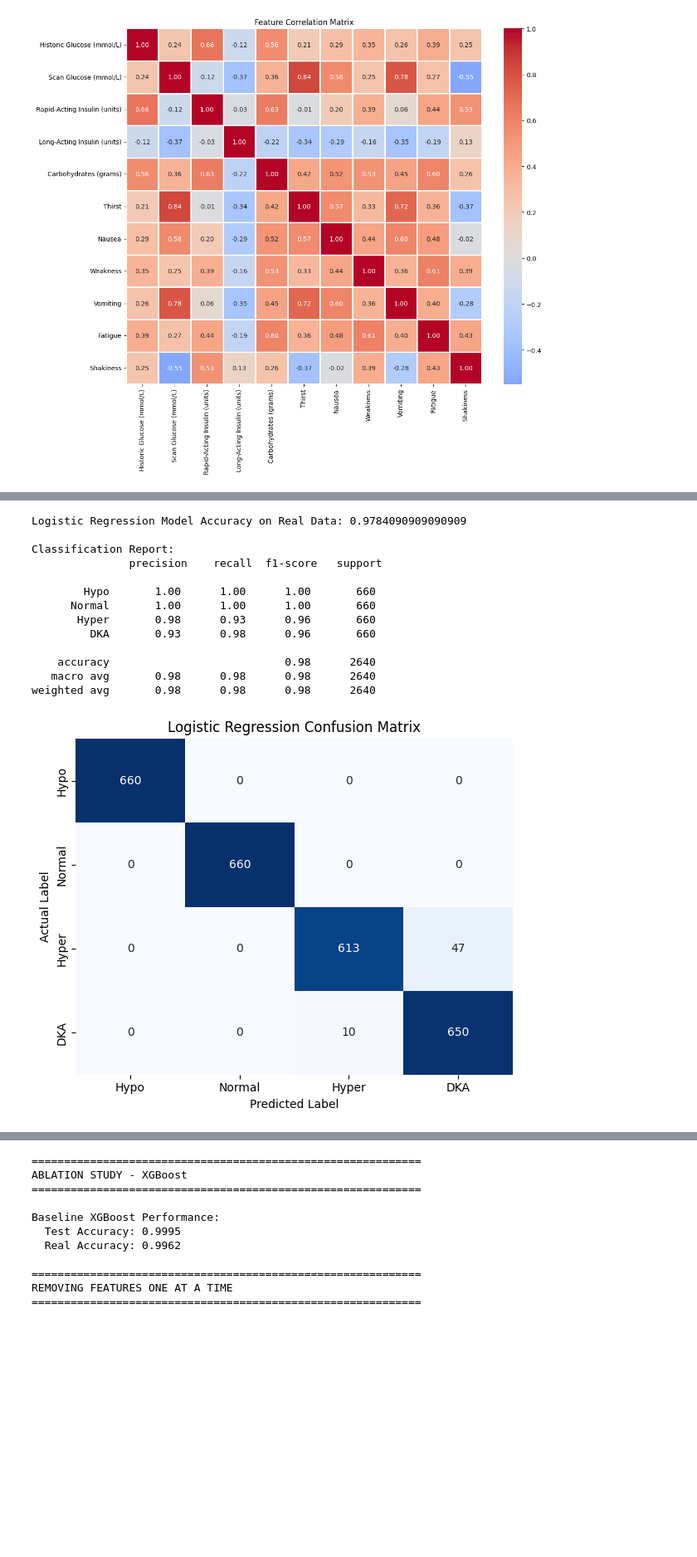
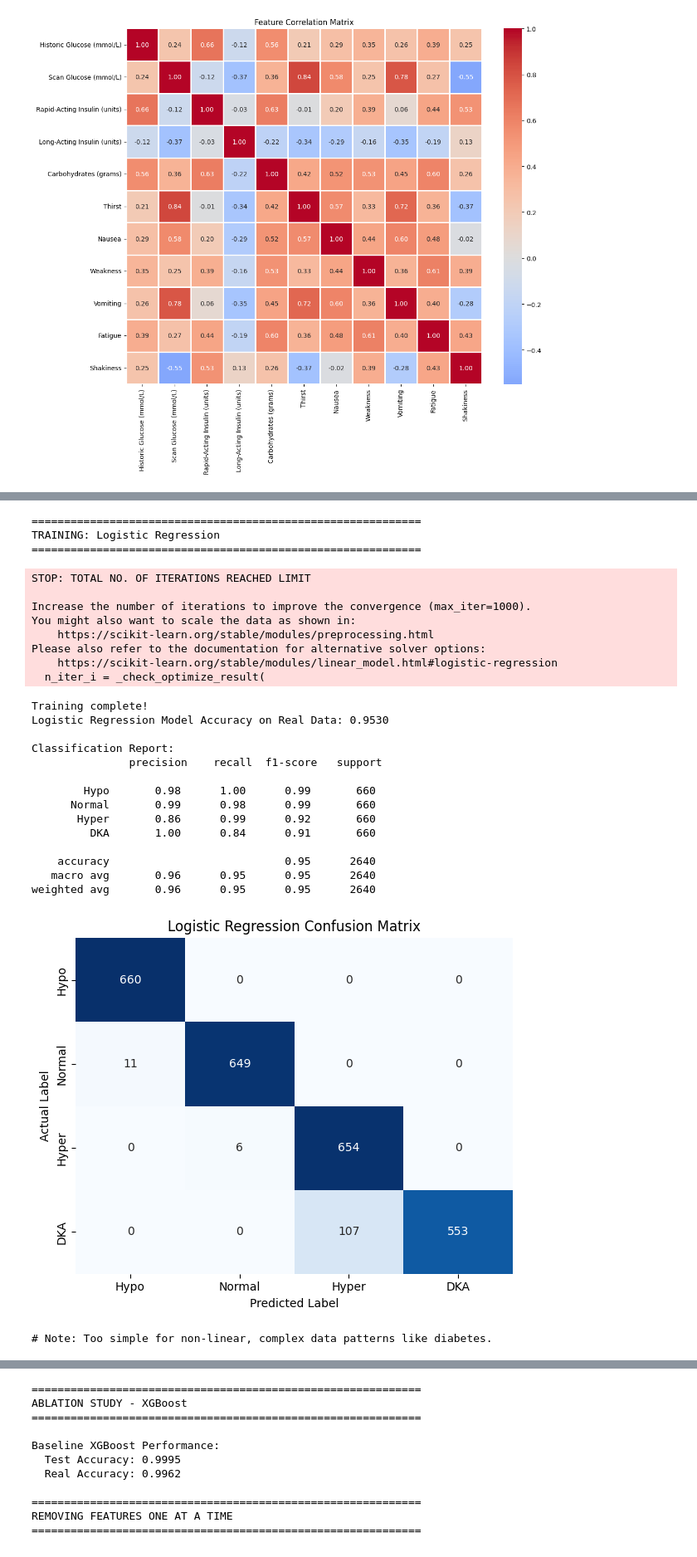
Before and after one commit to M-Bless/Diabetes-project, a Jupyter notebook: diabetes_analysis_train.ipynb, the cells around one changed output, grey strips where cells are left out. Shown at 83% size. Cells and saved outputs as stored; diff of their text form; code cells hidden in the pictures; blank space fills up the shorter version.

```diff
--- a/diabetes_analysis_train.ipynb
+++ b/diabetes_analysis_train.ipynb
@@ -1017,40 +1073,76 @@ weighted avg       0.91      0.89      0.89      2640
 # %%
-#  LOGISTIC REGRESSION CLASSIFIER
-#  Compute accuracy for real dataset
+from sklearn.linear_model import LogisticRegression
+from sklearn.metrics import accuracy_score, classification_report, confusion_matrix
+import seaborn as sns
+import matplotlib.pyplot as plt
+
+print("="*60)
+print("TRAINING: Logistic Regression")
+print("="*60)
+
+# Train Logistic Regression on synthetic data
+lr_model = LogisticRegression(
+    max_iter=1000,
+    random_state=42,
+    multi_class='multinomial',
+    solver='lbfgs'
+)
+
+lr_model.fit(X_train, y_train)
+print("Training complete!")
+
+# Predict on balanced real data
+y_pred_real_lr = lr_model.predict(X_real)
+
+# Evaluate on real data
 accuracy_lr = accuracy_score(y_true, y_pred_real_lr)
-print("Logistic Regression Model Accuracy on Real Data:", accuracy_lr)
+print(f"Logistic Regression Model Accuracy on Real Data: {accuracy_lr:.4f}")
 
-#  Classification Report
+# Classification Report
 print("\nClassification Report:\n", classification_report(y_true, y_pred_real_lr,
                                                           target_names=['Hypo', 'Normal', 'Hyper', 'DKA']))
 
-#  Confusion Matrix
+# Confusion Matrix
 cm_lr = confusion_matrix(y_true, y_pred_real_lr)
 
-#  Plot confusion matrix
+# Plot confusion matrix
 plt.figure(figsize=(6, 5))
 sns.heatmap(cm_lr, annot=True, fmt='d', cmap='Blues', cbar=False,
             xticklabels=['Hypo', 'Normal', 'Hyper', 'DKA'],
             yticklabels=['Hypo', 'Normal', 'Hyper', 'DKA'])
 plt.xlabel("Predicted Label")
 plt.ylabel("Actual Label")
 plt.title("Logistic Regression Confusion Matrix")
 plt.tight_layout()
 plt.show()
-##too simple for non-linear, complex data patterns like diabetes.
+
+print("\n# Note: Too simple for non-linear, complex data patterns like diabetes.")
 # %% [output]
-Logistic Regression Model Accuracy on Real Data: 0.9784090909090909
-
-Classification Report:
-               precision    recall  f1-score   support
-
-        Hypo       1.00      1.00      1.00       660
-      Normal       1.00      1.00      1.00       660
-       Hyper       0.98      0.93      0.96       660
-         DKA       0.93      0.98      0.96       660
-
-    accuracy                           0.98      2640
-   macro avg       0.98      0.98      0.98      2640
-weighted avg       0.98      0.98      0.98      2640
+============================================================
+TRAINING: Logistic Regression
+============================================================
+STOP: TOTAL NO. OF ITERATIONS REACHED LIMIT
+
+Increase the number of iterations to improve the convergence (max_iter=1000).
+You might also want to scale the data as shown in:
+    https://scikit-learn.org/stable/modules/preprocessing.html
+Please also refer to the documentation for alternative solver options:
+    https://scikit-learn.org/stable/modules/linear_model.html#logistic-regression
+  n_iter_i = _check_optimize_result(
+Training complete!
+Logistic Regression Model Accuracy on Real Data: 0.9530
+
+Classification Report:
+               precision    recall  f1-score   support
+
+        Hypo       0.98      1.00      0.99       660
+      Normal       0.99      0.98      0.99       660
+       Hyper       0.86      0.99      0.92       660
+         DKA       1.00      0.84      0.91       660
+
+    accuracy                           0.95      2640
+   macro avg       0.96      0.95      0.95      2640
+weighted avg       0.96      0.95      0.95      2640
-[figure, old version]
+[figure, new version]
+# Note: Too simple for non-linear, complex data patterns like diabetes.
 # %%
```
Also changed, not shown: parts of 7 cells of this notebook, 4 other files.
